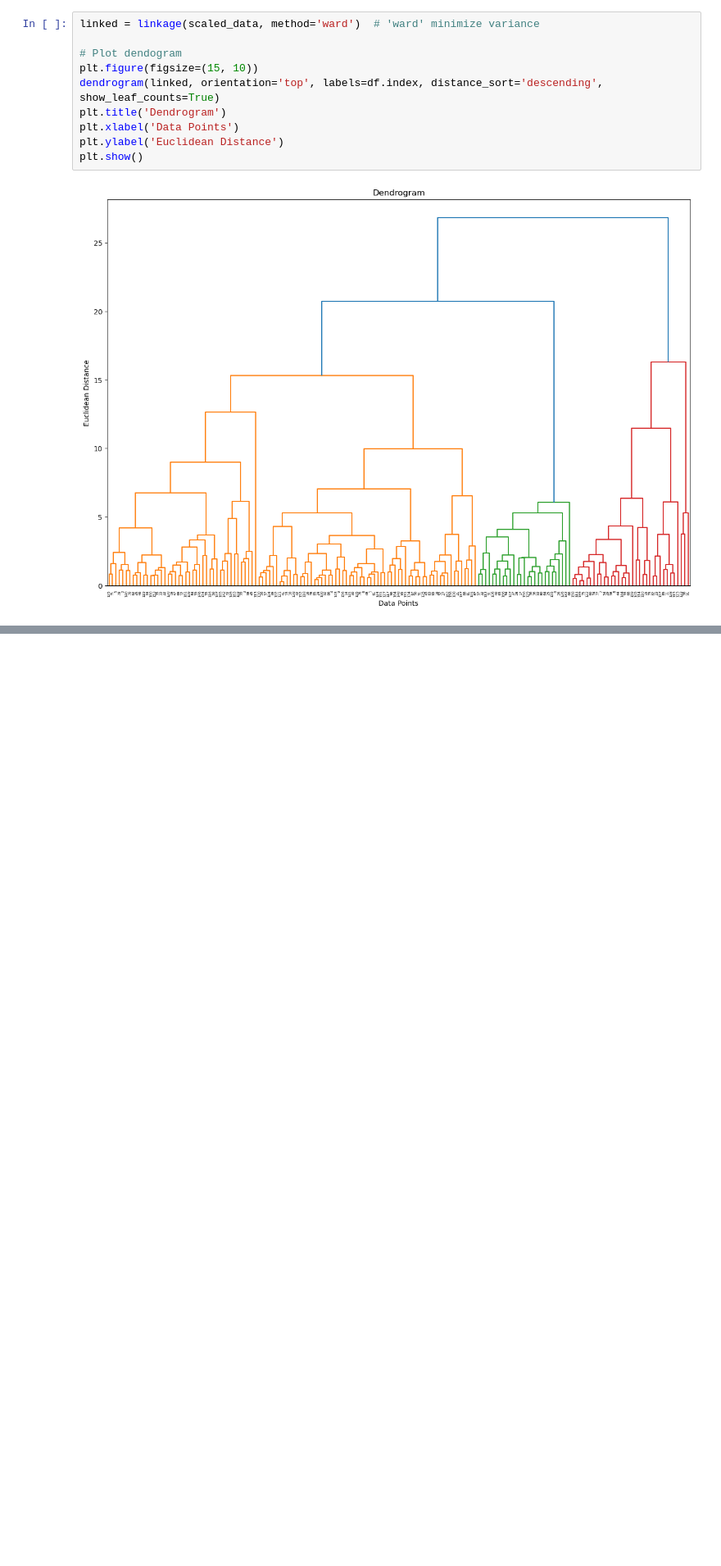
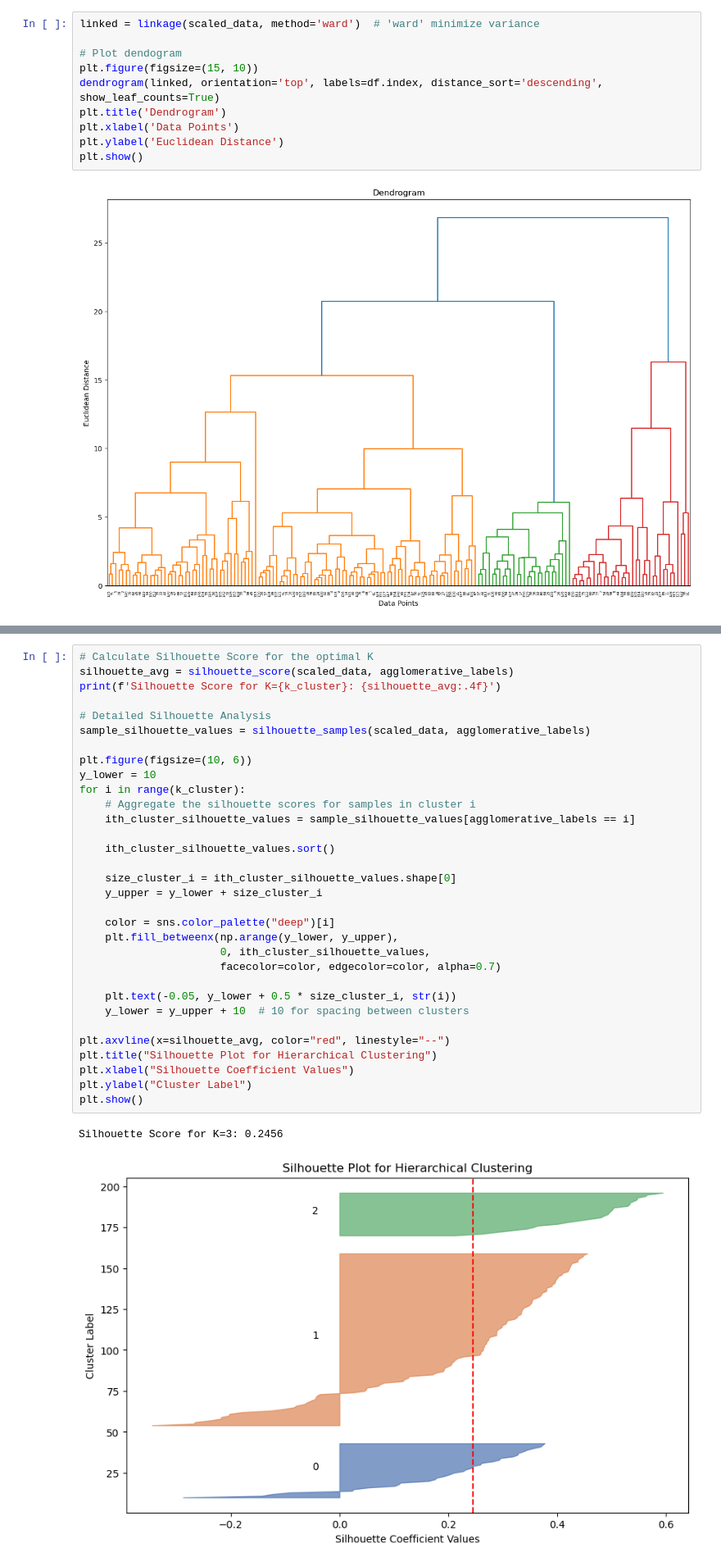
Before and after one commit to LuizTokuhara/clustering, a Jupyter notebook: notebooks/country-data-kmeans.ipynb, the cells around one changed output, grey strips where cells are left out. Shown at 82% size. Saved outputs shown, nothing was run; the diff lists cells and outputs as text; blank space fills up the shorter version.

```diff
--- a/notebooks/country-data-kmeans.ipynb
+++ b/notebooks/country-data-kmeans.ipynb
@@ -224,0 +240,35 @@ plt.show()
+# %%
+# Calculate Silhouette Score for the optimal K
+silhouette_avg = silhouette_score(scaled_data, agglomerative_labels)
+print(f'Silhouette Score for K={k_cluster}: {silhouette_avg:.4f}')
+
+# Detailed Silhouette Analysis
+sample_silhouette_values = silhouette_samples(scaled_data, agglomerative_labels)
+
+plt.figure(figsize=(10, 6))
+y_lower = 10
+for i in range(k_cluster):
+    # Aggregate the silhouette scores for samples in cluster i
+    ith_cluster_silhouette_values = sample_silhouette_values[agglomerative_labels == i]
+
+    ith_cluster_silhouette_values.sort()
+
+    size_cluster_i = ith_cluster_silhouette_values.shape[0]
+    y_upper = y_lower + size_cluster_i
+
+    color = sns.color_palette("deep")[i]
+    plt.fill_betweenx(np.arange(y_lower, y_upper),
+                      0, ith_cluster_silhouette_values,
+                      facecolor=color, edgecolor=color, alpha=0.7)
+
+    plt.text(-0.05, y_lower + 0.5 * size_cluster_i, str(i))
+    y_lower = y_upper + 10  # 10 for spacing between clusters
+
+plt.axvline(x=silhouette_avg, color="red", linestyle="--")
+plt.title("Silhouette Plot for Hierarchical Clustering")
+plt.xlabel("Silhouette Coefficient Values")
+plt.ylabel("Cluster Label")
+plt.show()
+# %% [output]
+Silhouette Score for K=3: 0.2456
+[figure, added]
```
Also changed, not shown: parts of 14 cells of this notebook.
